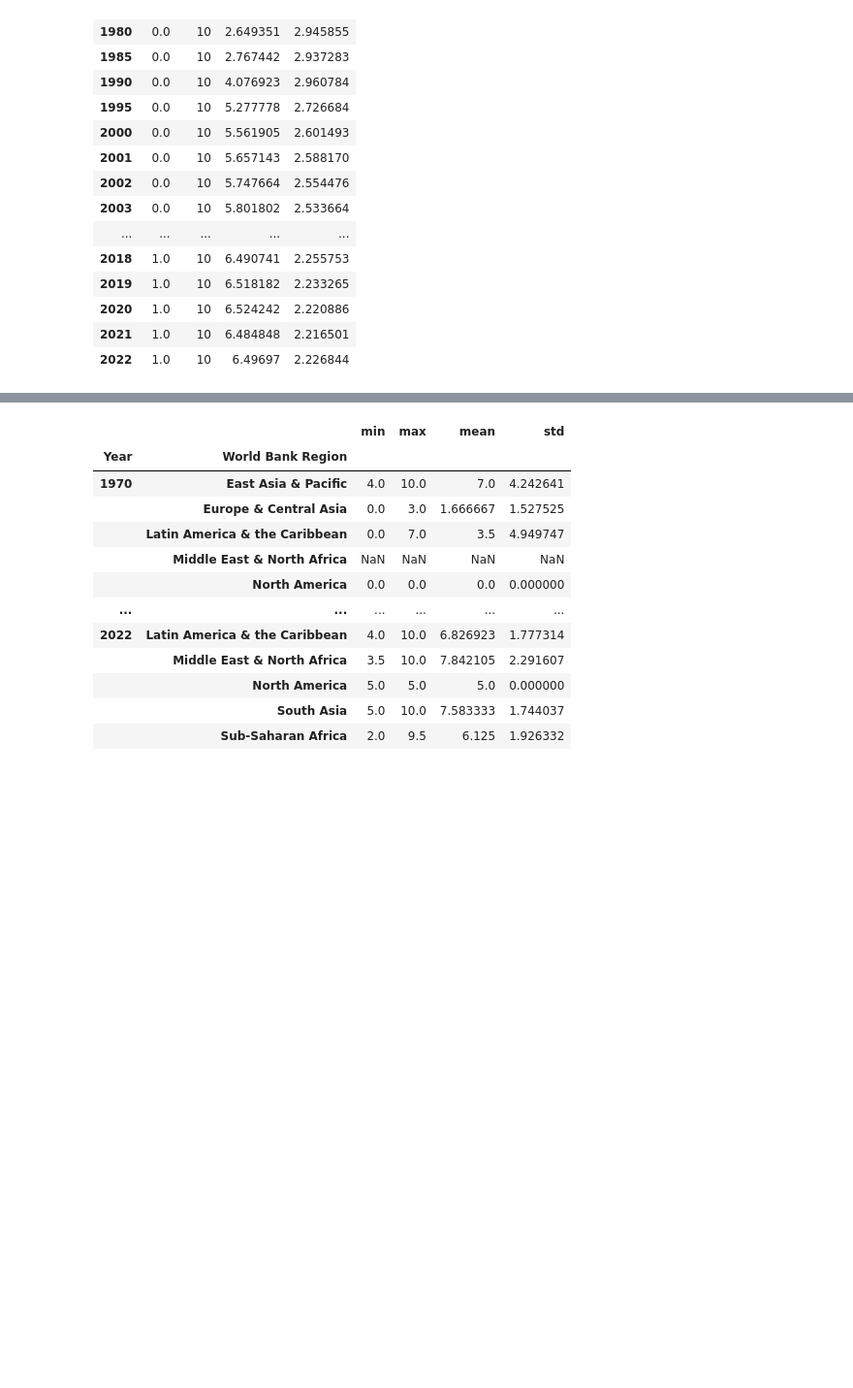
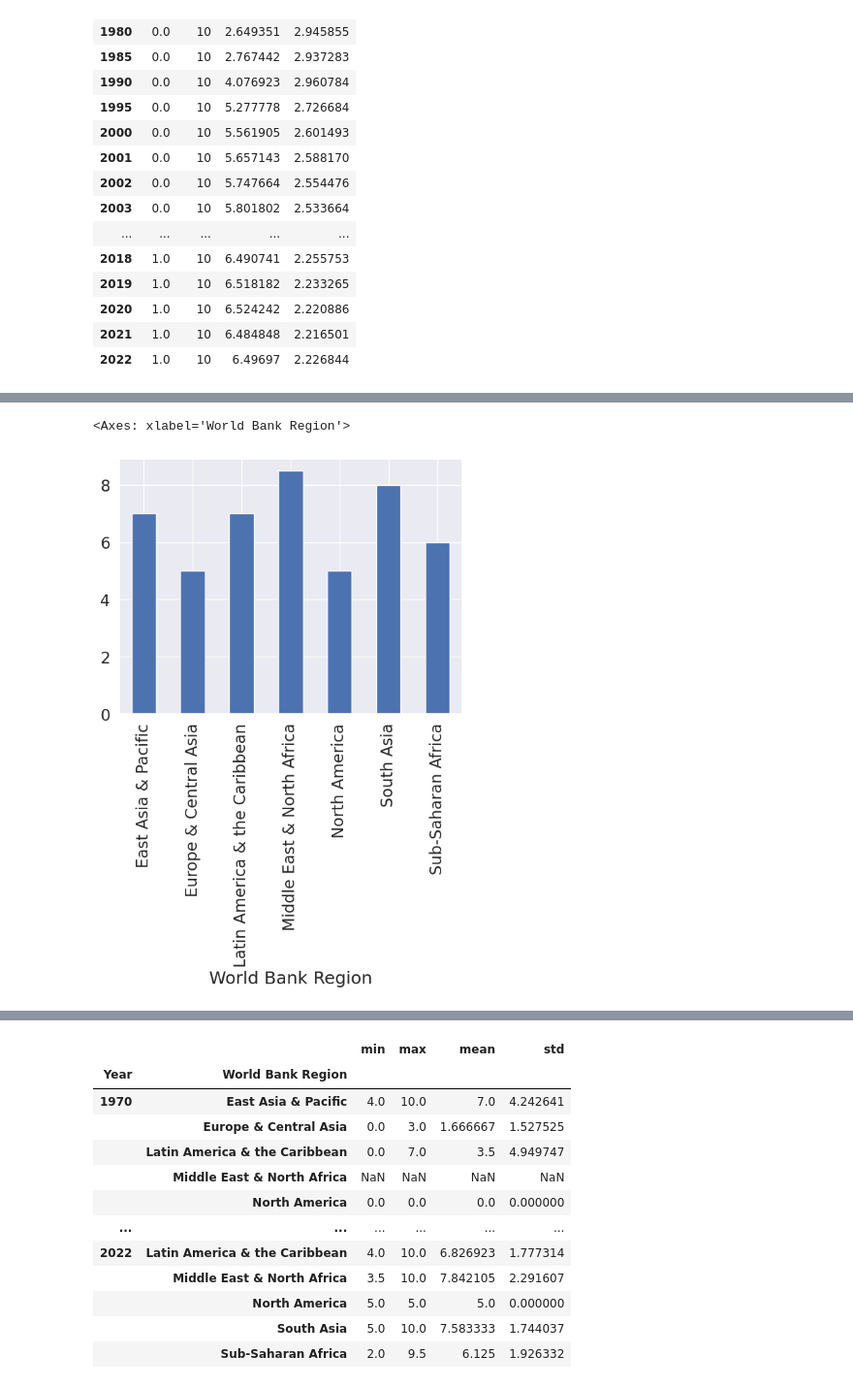
Before and after one commit to rblcoder/Analyzing-open-data, a Jupyter notebook: economicfreedom.ipynb, the cells around one changed output, grey strips where cells are left out. Shown at 97% size. Cells and saved outputs as stored; diff of their text form; code cells hidden in the pictures; blank space fills up the shorter version.

```diff
--- a/economicfreedom.ipynb
+++ b/economicfreedom.ipynb
@@ -197,4 +197,7 @@ efw_data_2024.groupby('World Bank Region')[['Top marginal tax rate', ' Economic
 | South Asia | 0 | 10 | 7.102273 | 8.0 | 2.89 | 7.39 | 5.88012 | ... |
 | Sub-Saharan Africa | 0 | 10 | 5.488184 | 6.0 | 2.26 | 8.18 | 5.546365 | ... |
 # %%
-efw_data_2024.groupby('World Bank Region')['Top marginal tax rate'].agg(np.median).plot(kind='
+efw_data_2024.groupby('World Bank Region')['Top marginal tax rate'].agg(np.median).plot(kind='bar')
+# %% [output]
+<Axes: xlabel='World Bank Region'>
+[figure, added]
```
Also changed, not shown: parts of 2 cells of this notebook.
